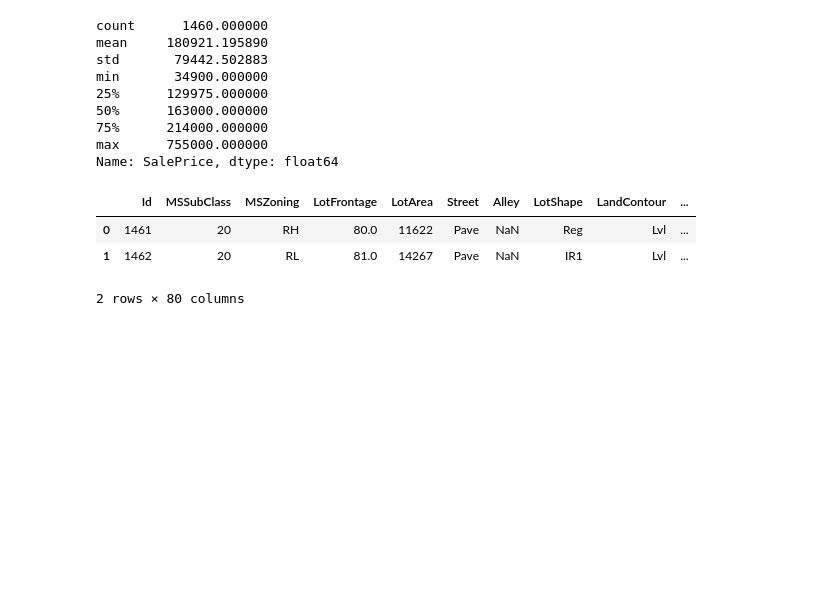
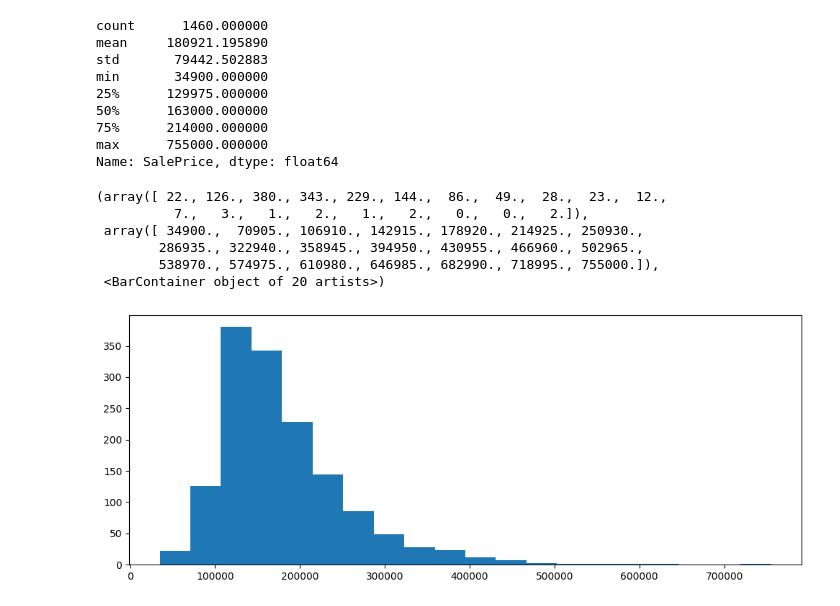
Before and after one commit to dikshaaswal/Kaggle, a Jupyter notebook: Housing_Price_Prediction.ipynb, the cells around one changed output. Saved outputs shown, nothing was run; the diff lists cells and outputs as text; code cells hidden in the pictures; blank space fills up the shorter version.

Commit message:
Kaggle Notebook | Housing_price_prediction | Version 2

```diff
--- a/Housing_Price_Prediction.ipynb
+++ b/Housing_Price_Prediction.ipynb
@@ -97,10 +95,19 @@ min       34900.000000
 75%      214000.000000
 max      755000.000000
 Name: SalePrice, dtype: float64
-# %%
-test_dataset.head(2)
-# %% [output]
-|  | Id | MSSubClass | MSZoning | LotFrontage | LotArea | Street | Alley | LotShape | LandContour | ... |
-| 0 | 1461 | 20 | RH | 80.0 | 11622 | Pave | NaN | Reg | Lvl | ... |
-| 1 | 1462 | 20 | RL | 81.0 | 14267 | Pave | NaN | IR1 | Lvl | ... |
-2 rows × 80 columns
+# %%
+# Creating histogram
+n_bins = 20
+fig, axs = plt.subplots(1, 1,
+                        figsize =(10, 4),
+                        tight_layout = True)
+
+axs.hist(train_dataset['SalePrice'], bins = n_bins)
+# %% [output]
+(array([ 22., 126., 380., 343., 229., 144.,  86.,  49.,  28.,  23.,  12.,
+          7.,   3.,   1.,   2.,   1.,   2.,   0.,   0.,   2.]),
+ array([ 34900.,  70905., 106910., 142915., 178920., 214925., 250930.,
+        286935., 322940., 358945., 394950., 430955., 466960., 502965.,
+        538970., 574975., 610980., 646985., 682990., 718995., 755000.]),
+ <BarContainer object of 20 artists>)
+[figure, added]
```
Also changed, not shown: parts of 13 cells of this notebook.
